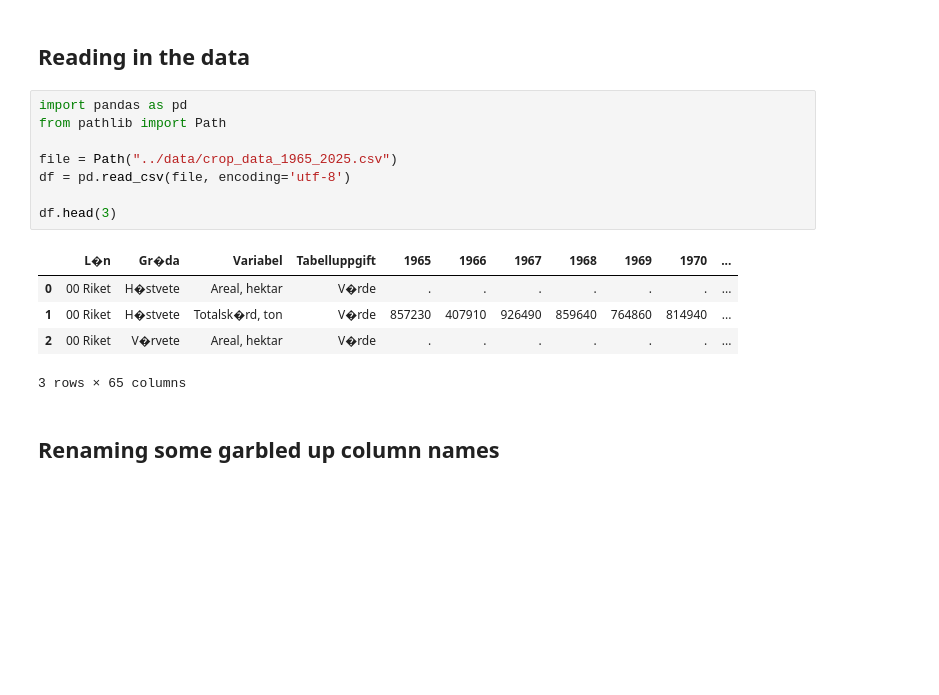
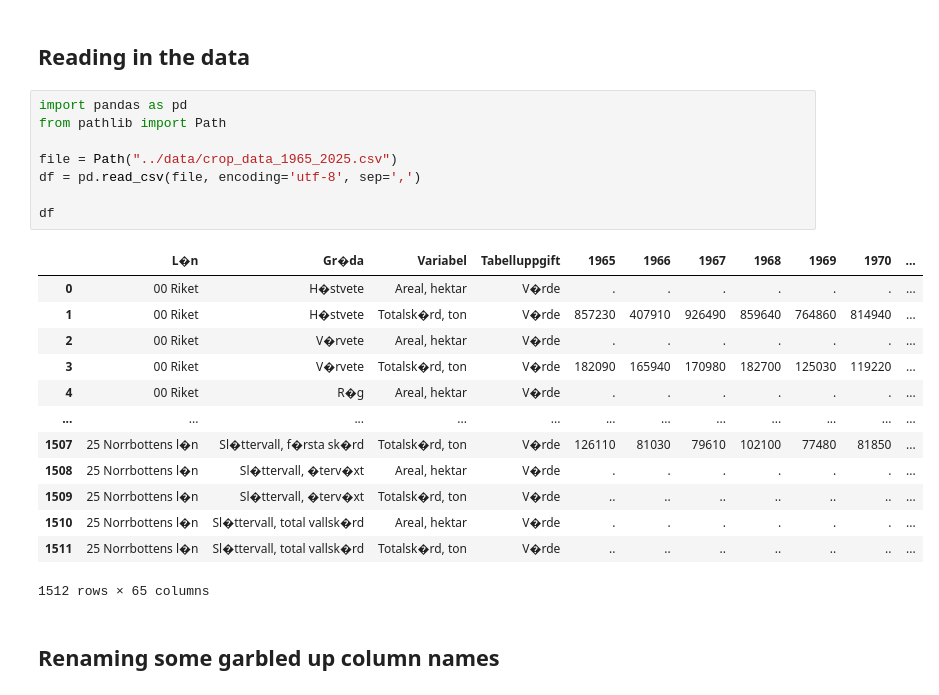
Before and after one commit to karlrydberg-stack/crop_analytics_de25, a Jupyter notebook: explorations/eda.ipynb, the cells around one changed output. Saved outputs shown, nothing was run; the diff lists cells and outputs as text; blank space fills up the shorter version.

```diff
--- a/explorations/eda.ipynb
+++ b/explorations/eda.ipynb
@@ -3,17 +3,25 @@
 # %%
 import pandas as pd
 from pathlib import Path
 
 file = Path("../data/crop_data_1965_2025.csv")
-df = pd.read_csv(file, encoding='utf-8')
+df = pd.read_csv(file, encoding='utf-8', sep=',')
 
-df.head(3)
+df
 # %% [output]
 |  | L�n | Gr�da | Variabel | Tabelluppgift | 1965 | 1966 | 1967 | 1968 | 1969 | 1970 | ... |
 | 0 | 00 Riket | H�stvete | Areal, hektar | V�rde | . | . | . | . | . | . | ... |
 | 1 | 00 Riket | H�stvete | Totalsk�rd, ton | V�rde | 857230 | 407910 | 926490 | 859640 | 764860 | 814940 | ... |
 | 2 | 00 Riket | V�rvete | Areal, hektar | V�rde | . | . | . | . | . | . | ... |
+| 3 | 00 Riket | V�rvete | Totalsk�rd, ton | V�rde | 182090 | 165940 | 170980 | 182700 | 125030 | 119220 | ... |
+| 4 | 00 Riket | R�g | Areal, hektar | V�rde | . | . | . | . | . | . | ... |
+| ... | ... | ... | ... | ... | ... | ... | ... | ... | ... | ... | ... |
+| 1507 | 25 Norrbottens l�n | Sl�ttervall, f�rsta sk�rd | Totalsk�rd, ton | V�rde | 126110 | 81030 | 79610 | 102100 | 77480 | 81850 | ... |
+| 1508 | 25 Norrbottens l�n | Sl�ttervall, �terv�xt | Areal, hektar | V�rde | . | . | . | . | . | . | ... |
+| 1509 | 25 Norrbottens l�n | Sl�ttervall, �terv�xt | Totalsk�rd, ton | V�rde | .. | .. | .. | .. | .. | .. | ... |
+| 1510 | 25 Norrbottens l�n | Sl�ttervall, total vallsk�rd | Areal, hektar | V�rde | . | . | . | . | . | . | ... |
+| 1511 | 25 Norrbottens l�n | Sl�ttervall, total vallsk�rd | Totalsk�rd, ton | V�rde | .. | .. | .. | .. | .. | .. | ... |
-3 rows × 65 columns
+1512 rows × 65 columns
 # %% [markdown]
 ## Renaming some garbled up column names
 # %%
```
Also changed, not shown: parts of 15 cells of this notebook, 2 other files.
